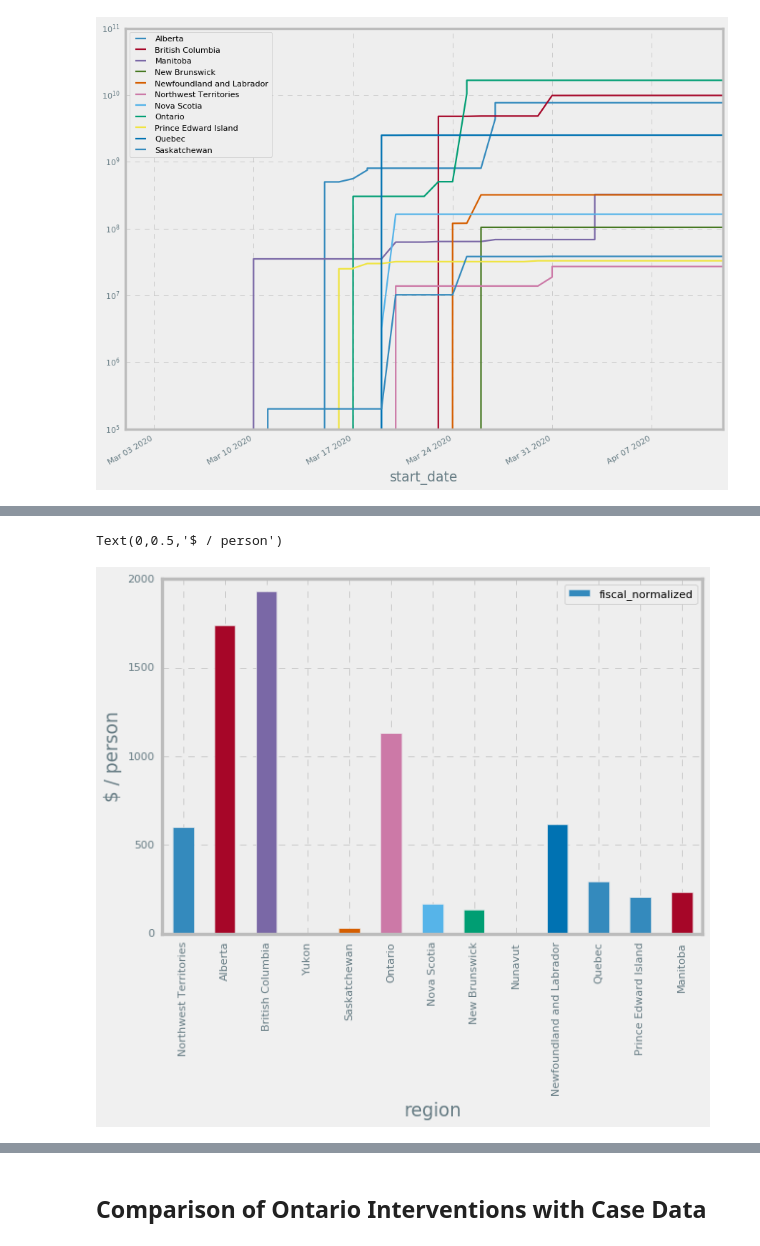
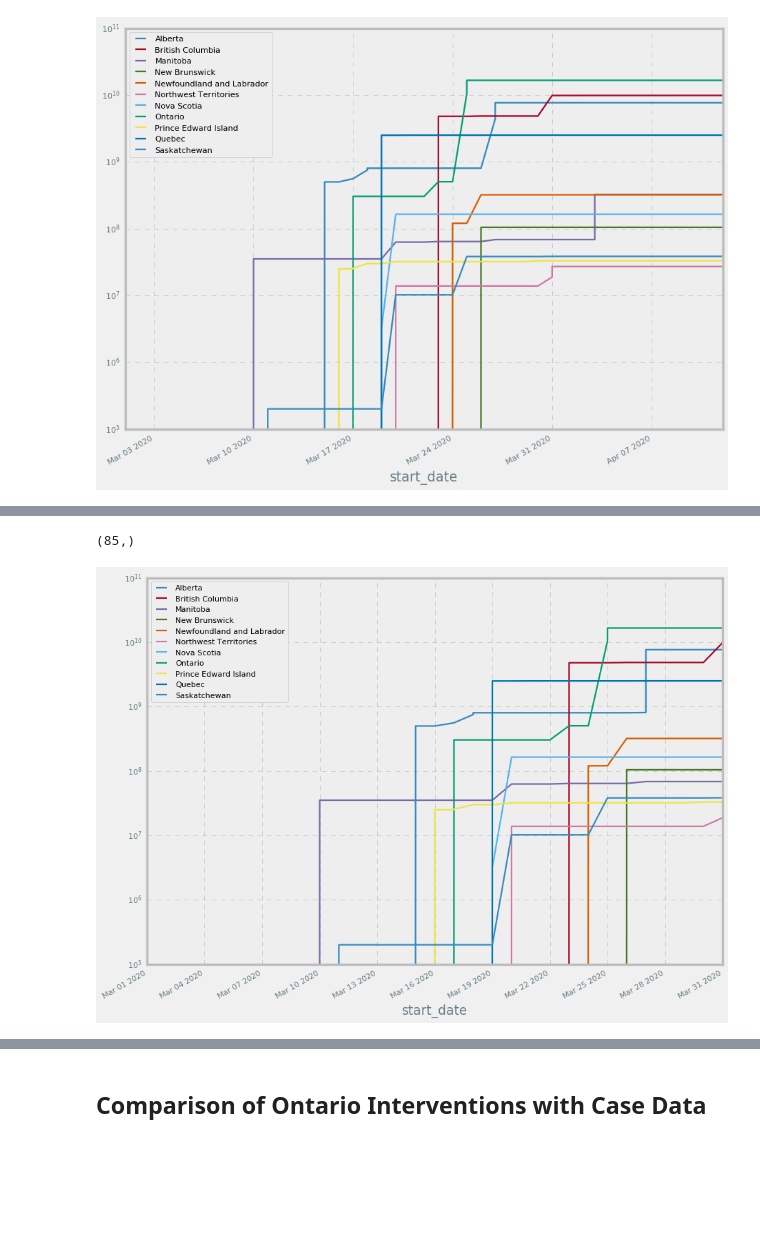
Before and after one commit to jajsmith/COVID19NonPharmaceuticalInterventions, a Jupyter notebook: npi_analysis.ipynb, the cells around one changed output, grey strips where cells are left out. Saved outputs shown, nothing was run; the diff lists cells and outputs as text; code cells hidden in the pictures; blank space fills up the shorter version.

```diff
--- a/npi_analysis.ipynb
+++ b/npi_analysis.ipynb
@@ -236,6 +300,21 @@ a_df['fiscal_normalized'] = a_df['oxford_fiscal_measure_cad.sum'] / a_df['popula
-# %%
-a_df.plot.bar(x='region', y='fiscal_normalized')
-plt.ylabel('$ / person')
-# %% [output]
-Text(0,0.5,'$ / person')
-[figure, removed]
+# %%
+provinces_df[provinces_df['oxford_fiscal_measure_cad'].notna()]['oxford_fiscal_measure_cad']
+# %% [output]
+(85,)
+# %%
+fig, ax = plt.subplots(figsize=(12,10))
+
+dates = pd.date_range(start='03-01-2020', end='03-31-2020', name='dates').to_series() #mm-dd-yyyy
+gb = provinces_df[provinces_df['oxford_fiscal_measure_cad'].notna()][['start_date', 'region', 'oxford_fiscal_measure_cad']].groupby(by='region')
+
+for g_name, g_df in gb:
+    all_dates_df = g_df.join(dates, on='start_date', how='right')
+    all_dates_df['oxford_fiscal_measure_cad'] = all_dates_df['oxford_fiscal_measure_cad'].fillna(0)
+    all_dates_df = all_dates_df.sort_values(by='start_date', ascending=True)
+    all_dates_df['oxford_fiscal_measure_cad_cumsum'] = all_dates_df['oxford_fiscal_measure_cad'].cumsum(axis=0)
+    #print(all_dates_df)
+    all_dates_df.plot(x='start_date', y='oxford_fiscal_measure_cad_cumsum', label=g_name, ax=ax)
+
+plt.yscale('log')
+# %% [output]
+[figure, added]
```
Also changed, not shown: parts of 66 cells of this notebook, 2 other files.
